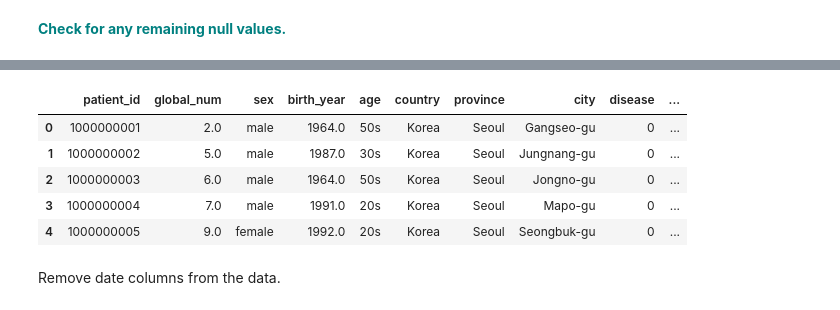
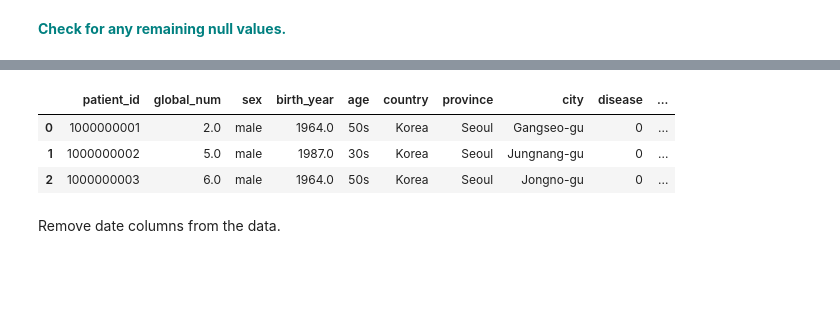
Before and after one commit to Kevin-Kwasnik/case-study--random-forest, a Jupyter notebook: RandomForest_casestudy_covid19.ipynb, the cells around one changed output, grey strips where cells are left out. Cells and saved outputs as stored; diff of their text form; code cells hidden in the pictures; blank space fills up the shorter version.

```diff
--- a/RandomForest_casestudy_covid19.ipynb
+++ b/RandomForest_casestudy_covid19.ipynb
@@ -196,4 +233,6 @@ array([0, 1])
 # %% [markdown]
  **<font color='teal'> Fill the rest of the missing values with any method.</font>**
+# %%
+df.fillna(method='ffill', inplace=True)
 # %% [markdown]
  **<font color='teal'> Check for any remaining null values.</font>**
@@ -200,12 +262,10 @@ array([0, 1])
 # %%
-df.head()
+df.head(3)
 # %% [output]
 |  | patient_id | global_num | sex | birth_year | age | country | province | city | disease | ... |
 | 0 | 1000000001 | 2.0 | male | 1964.0 | 50s | Korea | Seoul | Gangseo-gu | 0 | ... |
 | 1 | 1000000002 | 5.0 | male | 1987.0 | 30s | Korea | Seoul | Jungnang-gu | 0 | ... |
 | 2 | 1000000003 | 6.0 | male | 1964.0 | 50s | Korea | Seoul | Jongno-gu | 0 | ... |
-| 3 | 1000000004 | 7.0 | male | 1991.0 | 20s | Korea | Seoul | Mapo-gu | 0 | ... |
-| 4 | 1000000005 | 9.0 | female | 1992.0 | 20s | Korea | Seoul | Seongbuk-gu | 0 | ... |
 # %% [markdown]
 Remove date columns from the data.
 # %%
```
Also changed, not shown: parts of 17 cells of this notebook, 2 other files.
